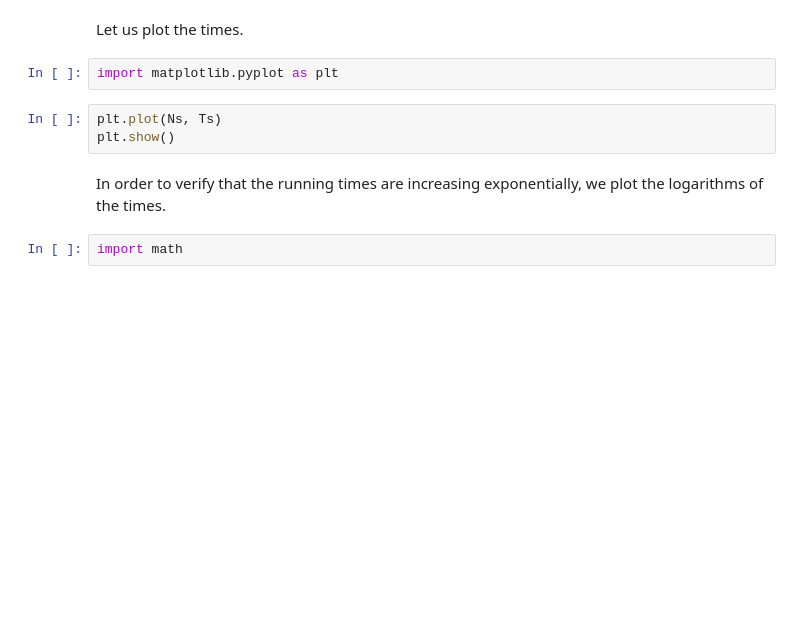
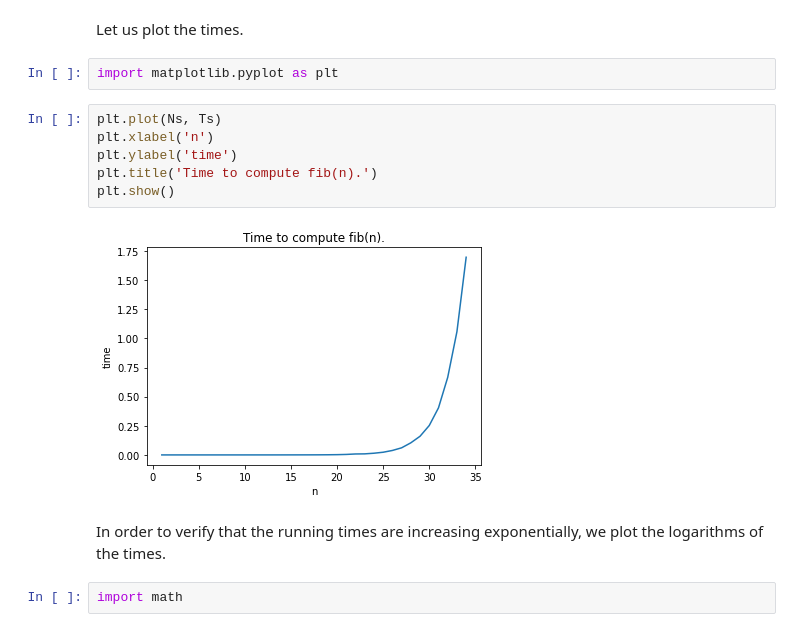
Before and after one commit to karlstroetmann/Artificial-Intelligence, a Jupyter notebook: Python/3 Games/Memoization.ipynb, the cells around one changed output. Cells and saved outputs as stored; diff of their text form; blank space fills up the shorter version.

```diff
--- a/Python/3 Games/Memoization.ipynb
+++ b/Python/3 Games/Memoization.ipynb
@@ -39,7 +57,12 @@ Let us plot the times.
 import matplotlib.pyplot as plt
 # %%
 plt.plot(Ns, Ts)
+plt.xlabel('n')
+plt.ylabel('time')
+plt.title('Time to compute fib(n).')
 plt.show()
+# %% [output]
+[figure, added]
 # %% [markdown]
 In order to verify that the running times are increasing exponentially, we plot the logarithms of the times.
 # %%
```
Also changed, not shown: parts of 6 cells of this notebook.
